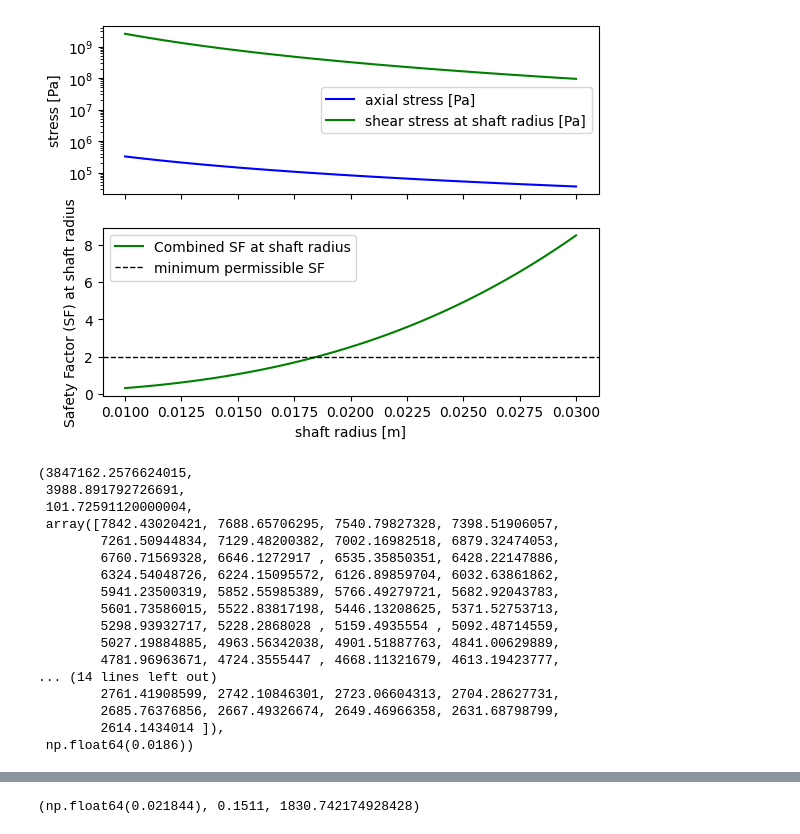
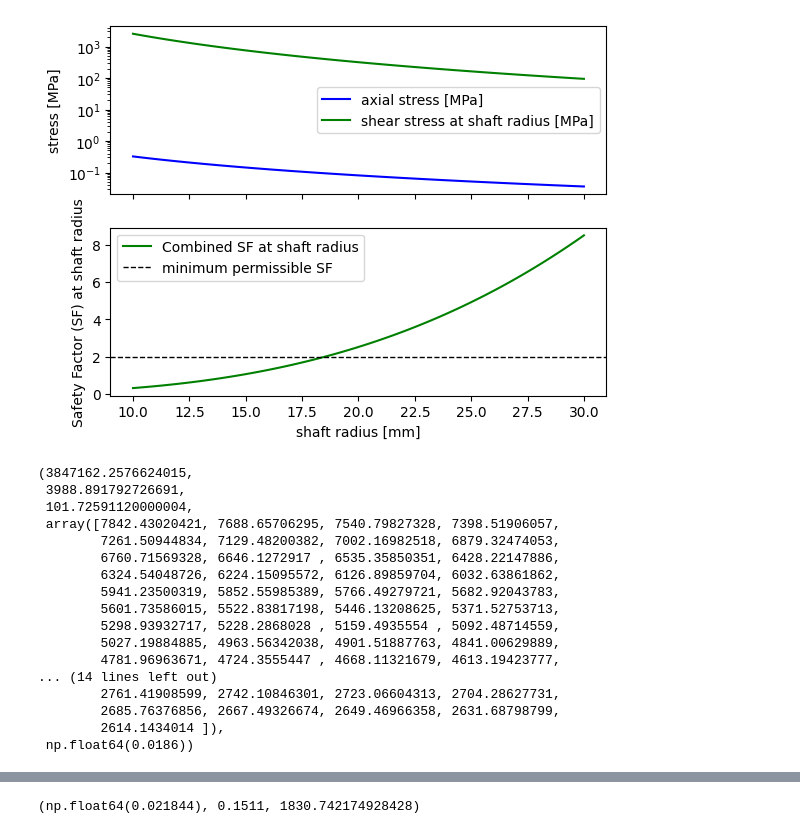
Before and after one commit to thermonuclearCoder/AET, a Jupyter notebook: notebooks_Disc_stresses.ipynb, the cells around one changed output, grey strips where cells are left out. Drawn from its saved outputs; the diff is of its cells as text; code cells hidden in the pictures.

```diff
--- a/notebooks_Disc_stresses.ipynb
+++ b/notebooks_Disc_stresses.ipynb
@@ -29,39 +29,39 @@ F_n = -V_x*(mdot_air_45-mdot_air_5)    #Positive in rightward direction
 #STRESSES
 R_ii = np.linspace(0.01, 0.03, 101)
 
 
 tau = 2*Torque/(np.pi*R_ii**3)       #shear stress [Pa]
 sigma_x = F_n/(np.pi*R_ii**2)        #axial stress [Pa]
 sigma_y = 1600e6                  #yield stress [Pa]
 
 SF_shaft = sigma_y/np.sqrt(sigma_x**2 + 4*tau**2)
 permissible_SF = 2
 
 #plotting
 
 fig, (ax_stress, ax_SF_shaft) = plt.subplots(2, 1, sharex=True)
 
 #ax_stress.set_title('stress and safety factor in LP shaft')
-ax_SF_shaft.plot(R_ii, SF_shaft, color='green', label='Combined SF at shaft radius')
-ax_SF_shaft.set_xlabel('shaft radius [m]')
+ax_SF_shaft.plot(R_ii*1000, SF_shaft, color='green', label='Combined SF at shaft radius')
+ax_SF_shaft.set_xlabel('shaft radius [mm]')
 ax_SF_shaft.set_ylabel('Safety Factor (SF) at shaft radius')
 ax_SF_shaft.axhline(y=permissible_SF, color='black', linestyle='dashed', linewidth=1, label='minimum permissible SF')
 ax_SF_shaft.legend()
 
-ax_stress.plot(R_ii, sigma_x, color='blue', label='axial stress [Pa]')
-ax_stress.plot(R_ii, tau, color='green', label='shear stress at shaft radius [Pa]')
-ax_stress.set_ylabel('stress [Pa]')
+ax_stress.plot(R_ii*1000, sigma_x*1e-6, color='blue', label='axial stress [MPa]')
+ax_stress.plot(R_ii*1000, tau*1e-6, color='green', label='shear stress at shaft radius [MPa]')
+ax_stress.set_ylabel('stress [MPa]')
 ax_stress.set_yscale('log')
 ax_stress.legend()
 
 plt.savefig('LPT_shaft_stress_and_SF.png')
 plt.show()
 
 R_ii = R_ii[SF_shaft >= permissible_SF][0]        #returns shaft radius for which safety factor is 2
 
 W_sh, Torque, F_n, tau/sigma_x, R_ii
 # %% [output]
-[figure, old version]
+[figure, new version]
 (3847162.2576624015,
  3988.891792726691,
  101.72591120000004,
```
Also changed, not shown: parts of 3 cells of this notebook, 4 other files.
